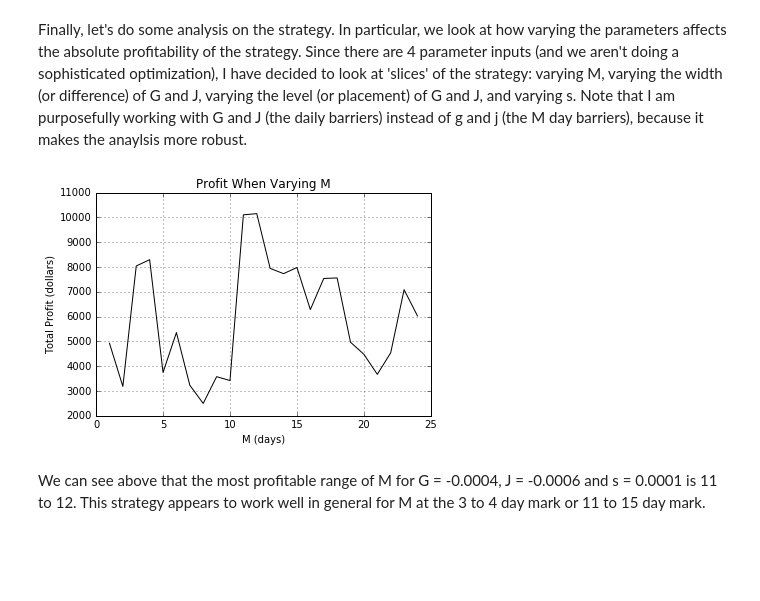
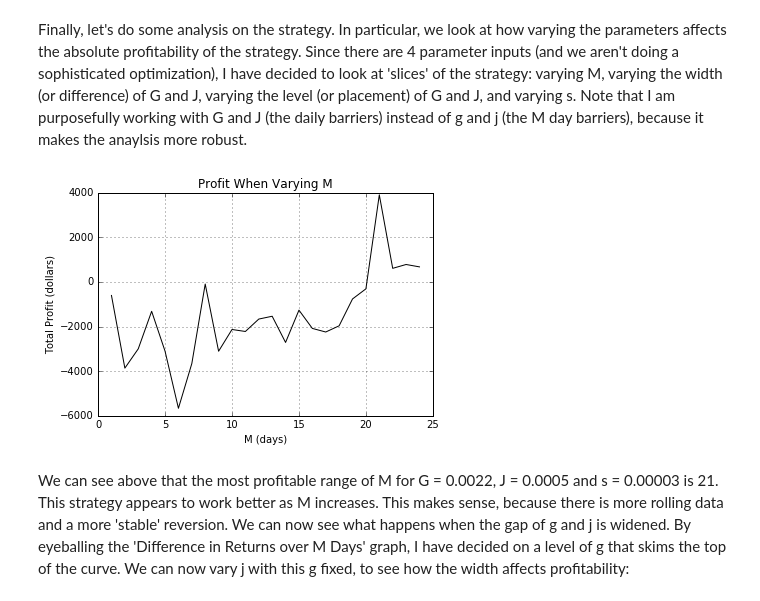
Before and after one commit to mbeven/FINM_2016_SPRING, a Jupyter notebook: FINM 33150/HW2/Michael_Beven_HW2.ipynb, the cells around one changed output. Drawn from its saved outputs; the diff is of its cells as text; code cells hidden in the pictures; blank space fills up the shorter version.

```diff
--- a/FINM 33150/HW2/Michael_Beven_HW2.ipynb
+++ b/FINM 33150/HW2/Michael_Beven_HW2.ipynb
@@ -104,12 +104,6 @@ def strat(M,g,j,s,X_code,Y_code,X_close,X_volume,Y_close,Y_volume):
   # beginning January 1 2014, start generating signals based on g/j
   Signal.Signal[df.DeltaM > g] = 1 # should be entering or maintaining trade
   Signal.Signal[df.DeltaM < j] = -1 # should be exiting or out of trade
-  for i in range(1,len(df)):
-    if Signal.Signal[i] == 0:# this is where  we are between g and j; a trade is either
-      #being maintained or we are out of a trade
-      Signal.Signal[i] = Signal.Signal[i-1] # fill in where  Signal = 0 (will already be
-      # entered or exited from a trade)
-  Signal.Signal[Signal.Signal == -1] = 0 # represent exiting trades with 0 instead of -1
 
   # account for exiting trades at the end of each month
   # create empty data frame
@@ -121,8 +115,16 @@ def strat(M,g,j,s,X_code,Y_code,X_close,X_volume,Y_close,Y_volume):
     # the current day, then the previous row must be the last trading day of
     # the previous month.
     if ((df.index.day[i] <= 3) and (df.index.day[i]-df.index.day[i-1] != 1)):
-      Signal.Signal[i-1] = 0 #update Signal
+      Signal.Signal[i-1] = -1 #update Signal
       EOM.EOM[i-1] = 1 #update end of month (EOM)
+
+  for i in range(1,len(df)):
+    if Signal.Signal[i] == 0:# this is where  we are between g and j; a trade is either
+      #being maintained or we are out of a trade
+      Signal.Signal[i] = Signal.Signal[i-1] # fill in where  Signal = 0 (will already be
+      # entered or exited from a trade)
+  Signal.Signal[Signal.Signal == -1] = 0 # represent exiting trades with 0 instead of -1
+
 
   # GTC (gross traded cash)
   # for GTC, we need to find where the entry point is and what GTC is at that
@@ -134,7 +136,7 @@ def strat(M,g,j,s,X_code,Y_code,X_close,X_volume,Y_close,Y_volume):
   GTC = pd.DataFrame(np.zeros((len(df),1)))
   GTC = GTC.set_index(df.index)
   GTC.columns = ['GTC']
-  GTC.GTC.ix[0] = 1*(Signal.Signal.ix[0] == 1) # set the correct first indicatoor
+  GTC.GTC.ix[0] = 1*(Signal.Signal.ix[0] == 1) # set the correct first indicator
   # set all other entry time indicators
   GTC.GTC = GTC.GTC + 1*((Signal.Signal == 1) & (Signal.shift(1).Signal == 0))
   # mutiply by GTC
@@ -149,8 +151,15 @@ def strat(M,g,j,s,X_code,Y_code,X_close,X_volume,Y_close,Y_volume):
   Stop.columns = ['Stop']
   # mark if the simulation experiences a day such that the present position value
   # has lost more than a proportion s. Update Stop column and Signal column
-  Stop.Stop[(GTC.GTC != 0) & (GTC.GTC*s*-1>np.round(Signal.Signal*df.Nt/100,0).shift(1)*df.Delta)] = 1
-  Signal.Signal[(GTC.GTC != 0) & (GTC.GTC*s*-1>np.round(Signal.Signal*df.Nt/100,0).shift(1)*df.Delta)] = 0
+  Stop.Stop[(GTC.GTC != 0) & (GTC.GTC*s*-1>np.round(Signal.Signal*df.Nt/100,0).shift(1)*-df.Delta)] = 1
+  Signal.Signal[(GTC.GTC != 0) & (GTC.GTC*s*-1>np.round(Signal.Signal*df.Nt/100,0).shift(1)*-df.Delta)] = 0
+
+  # roll forward the stop until DeltaM is above g again
+  for i in range(1,len(df)):
+    if ((Stop.Stop[i-1]==1) | (Signal.Signal[i-1]==-1)) & (df.DeltaM[i] < g):
+        Signal.Signal[i] = -1
+        Stop.Stop[i] = 0
+  Signal.Signal[Signal.Signal == -1] = 0 # represent exiting trades with 0 instead of -1
 
   # add empty columns for entry and exit points
   Entry = pd.DataFrame(np.zeros((len(df),1)))
@@ -172,7 +181,7 @@ def strat(M,g,j,s,X_code,Y_code,X_close,X_volume,Y_close,Y_volume):
   # the dollar profit(loss) is going to be the next day after the  trade has been
   # entered.  this profit amount will be the difference in returns of X and Y
   # times the trade size
-  Profit = pd.DataFrame(Size.Size.shift(1)*(df.Delta)) # dollar profit(loss)
+  Profit = pd.DataFrame(Size.Size.shift(1)*(-df.Delta)) # dollar profit(loss)
   Profit.ix[0] = 0 # can't calculate profit for the first day
   Profit.columns = ['Profit']
   Cum_Profit = pd.DataFrame(np.cumsum(Profit.Profit)) #cumulative profit
@@ -185,7 +194,7 @@ def strat(M,g,j,s,X_code,Y_code,X_close,X_volume,Y_close,Y_volume):
   Cum_Return.columns = ['Cum_Return']
 
   # set dataframe - make it easier to read and in one table for outputting
-  df =  pd.concat([df.XP,df.XV,np.round(df.XDDV,0),df.YP,df.YV,np.round(df.Nt,0),np.round(df.XR,3),
+  df =  pd.concat([df.XP,df.XV,np.round(df.XDDV,0),np.round(df.YP,2),df.YV,np.round(df.Nt,0),np.round(df.XR,3),
                    np.round(df.YR,3),np.round(df.Delta,3),np.round(df.DeltaM,3),Signal,Entry,Exit,
                   EOM,Size,np.round(GTC,0),Stop,np.round(Profit,0),np.round(Cum_Profit,0),K,
                   Cum_Return],
@@ -195,8 +204,11 @@ def strat(M,g,j,s,X_code,Y_code,X_close,X_volume,Y_close,Y_volume):
 Now that the function is complete, we can look at the table that it outputs.  As stated in the docstring of strat, the second and third arguments are g and j respectively.  I have decided to choose these barriers relative to M (as seen in the cell below).  So I choose daily barriers (called G and J) and multiply them by M to get g and j respectively.  This makes sense, because we can later standardise our analysis.  Let's run the function:
 # %%
 # output
-M = 12
-df = strat(M,-0.0004*M,-0.0006*M,0.0001,'GOOG/NYSE_XSD','YAHOO/SMH','GOOG.NYSE_XSD - Close'
+M = 21
+G = 0.0022
+J = 0.0005
+s = 0.00003
+df = strat(M,G*M,J*M,s,'GOOG/NYSE_XSD','YAHOO/SMH','GOOG.NYSE_XSD - Close'
       ,'GOOG.NYSE_XSD - Volume','YAHOO.SMH - Close','YAHOO.SMH - Volume')
 # %% [markdown]
 Let's now look at the first and last month of data produced by the function.  I have created indicators for things like entry and exit points, as well as where stop losses come into effect and the end of the month.  These are later used for graphical purposes:
@@ -273,25 +288,28 @@ Finally, let's do some analysis on the strategy.  In particular, we look at how
 # %%
 ############################################################################
 #4 ANALYSIS
 ############################################################################
 
 # check overall profit when varying M. need to make j g and s functions of M
 Perform_M = pd.DataFrame(columns = ['M','Cum_Profit'])
+G = 0.0022
+J = 0.0005
+s = 0.00003
 for M in range(1,25):
-  df = strat(M,-0.0004*M,-0.0006*M,0.0001,'GOOG/NYSE_XSD','YAHOO/SMH','GOOG.NYSE_XSD - Close'
+  df = strat(M,G*M,J*M,s,'GOOG/NYSE_XSD','YAHOO/SMH','GOOG.NYSE_XSD - Close'
       ,'GOOG.NYSE_XSD - Volume','YAHOO.SMH - Close','YAHOO.SMH - Volume')
   Perform_M = Perform_M.append(pd.DataFrame([[M,df.Cum_Profit[-1]]],columns=['M','Cum_Profit']),
       ignore_index=True)
 plt.figure(3)
 plt.plot(Perform_M.M,Perform_M.Cum_Profit,color='black') # M=12 looks optimal
 plt.title('Profit When Varying M')
 plt.ylabel('Total Profit (dollars)')
 plt.xlabel('M (days)')
 plt.grid()
 # %% [output]
-[figure, old version]
+[figure, new version]
-# %% [markdown]
-We can see above that the most profitable range of M for G = -0.0004, J = -0.0006 and s = 0.0001 is 11 to 12.  This strategy appears to work well in general for M at the 3 to 4 day mark or 11 to 15 day mark.
+# %% [markdown]
+We can see above that the most profitable range of M for G = 0.0022, J = 0.0005 and s = 0.00003 is 21.  This strategy appears to work better as M increases.  This makes sense, because there is more rolling data and a more 'stable' reversion. We can now see what happens when the gap of g and j is widened. By eyeballing the 'Difference in Returns over M Days' graph, I have decided on a level of g that skims the top of the curve.  We can now vary j with this g fixed, to see how the width affects profitability:
 # %%
 # check overall profit when widening the spread of g and j
 Perform_W = pd.DataFrame(columns = ['W','Cum_Profit'])
```
Also changed, not shown: parts of 11 cells of this notebook, 1 other file.
